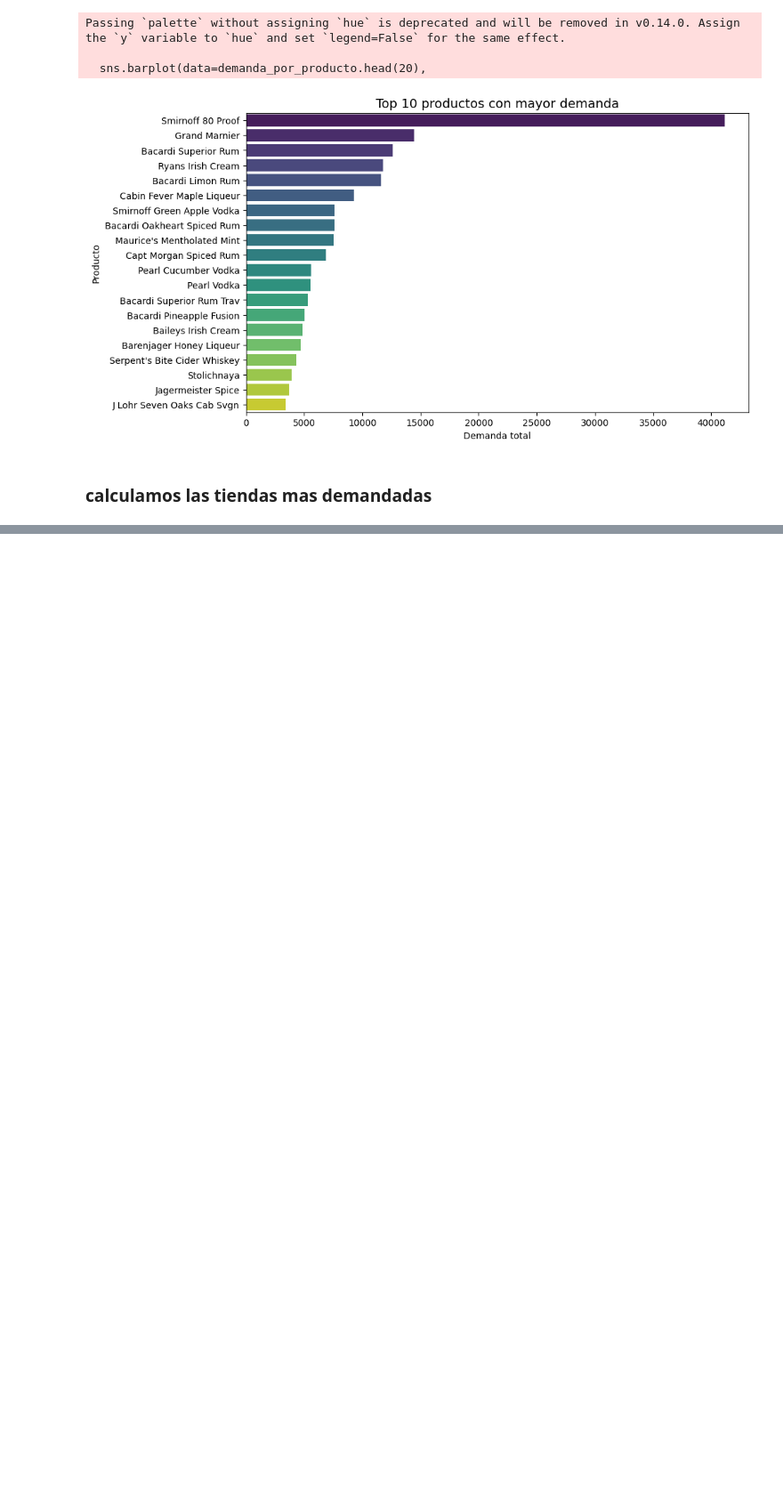
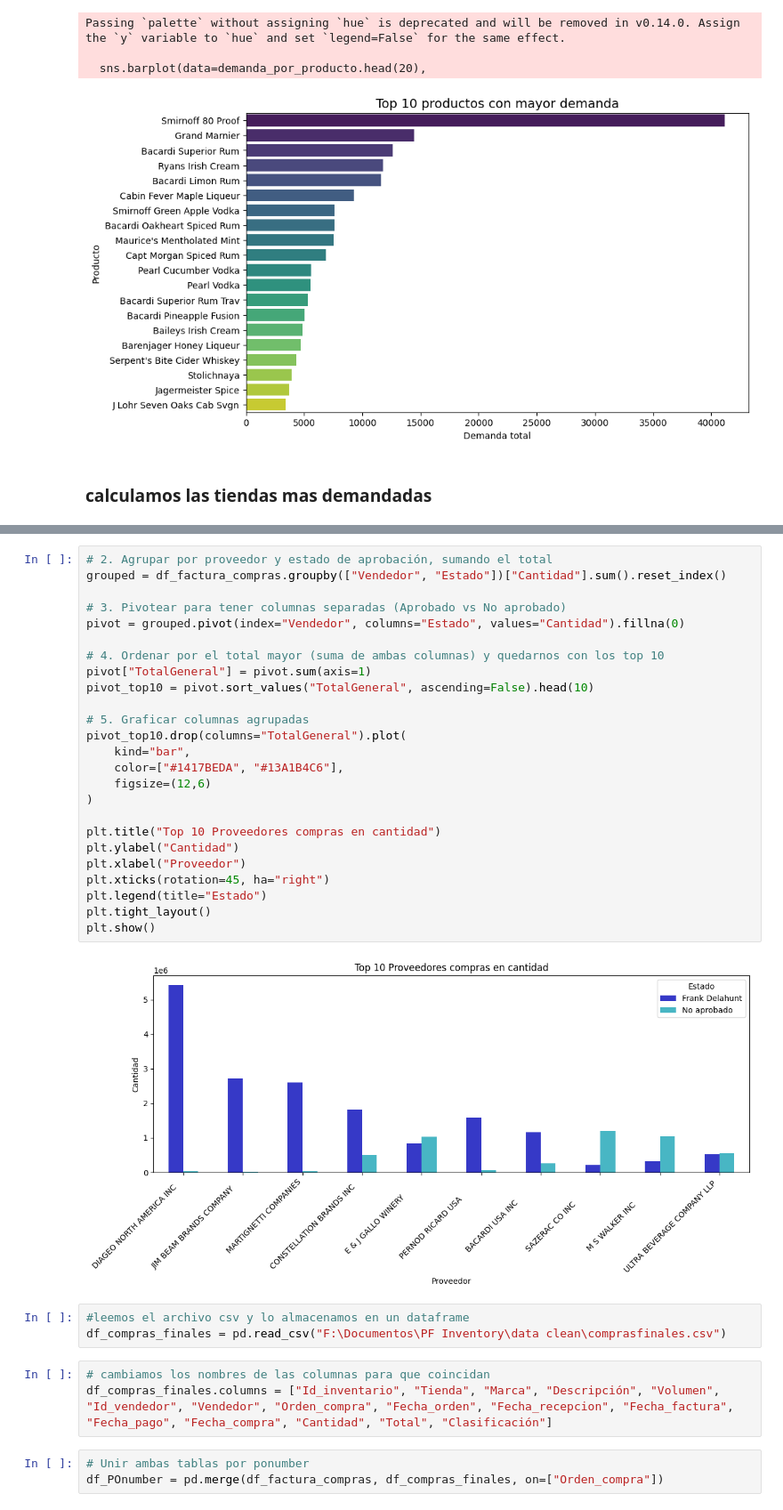
Before and after one commit to dssuarezca/PF-Inventory, a Jupyter notebook: EDA/generacion_graficos.ipynb, the cells around one changed output, grey strips where cells are left out. Shown at 89% size. Saved outputs shown, nothing was run; the diff lists cells and outputs as text; blank space fills up the shorter version.

```diff
--- a/EDA/generacion_graficos.ipynb
+++ b/EDA/generacion_graficos.ipynb
@@ -223,0 +269,36 @@ Passing `palette` without assigning `hue` is deprecated and will be removed in v
+# %%
+# 2. Agrupar por proveedor y estado de aprobación, sumando el total
+grouped = df_factura_compras.groupby(["Vendedor", "Estado"])["Cantidad"].sum().reset_index()
+
+# 3. Pivotear para tener columnas separadas (Aprobado vs No aprobado)
+pivot = grouped.pivot(index="Vendedor", columns="Estado", values="Cantidad").fillna(0)
+
+# 4. Ordenar por el total mayor (suma de ambas columnas) y quedarnos con los top 10
+pivot["TotalGeneral"] = pivot.sum(axis=1)
+pivot_top10 = pivot.sort_values("TotalGeneral", ascending=False).head(10)
+
+# 5. Graficar columnas agrupadas
+pivot_top10.drop(columns="TotalGeneral").plot(
+    kind="bar",
+    color=["#1417BEDA", "#13A1B4C6"],
+    figsize=(12,6)
+)
+
+plt.title("Top 10 Proveedores compras en cantidad")
+plt.ylabel("Cantidad")
+plt.xlabel("Proveedor")
+plt.xticks(rotation=45, ha="right")
+plt.legend(title="Estado")
+plt.tight_layout()
+plt.show()
+# %% [output]
+[figure, added]
+# %%
+#leemos el archivo csv y lo almacenamos en un dataframe
+df_compras_finales = pd.read_csv("F:\Documentos\PF Inventory\data clean\comprasfinales.csv")
+# %%
+# cambiamos los nombres de las columnas para que coincidan
+df_compras_finales.columns = ["Id_inventario", "Tienda", "Marca", "Descripción", "Volumen", "Id_vendedor", "Vendedor", "Orden_compra", "Fecha_orden", "Fecha_recepcion", "Fecha_factura", "Fecha_pago", "Fecha_compra", "Cantidad", "Total", "Clasificación"]
+# %%
+# Unir ambas tablas por ponumber
+df_POnumber = pd.merge(df_factura_compras, df_compras_finales, on=["Orden_compra"])
```
Also changed, not shown: parts of 12 cells of this notebook, 3 other files.
